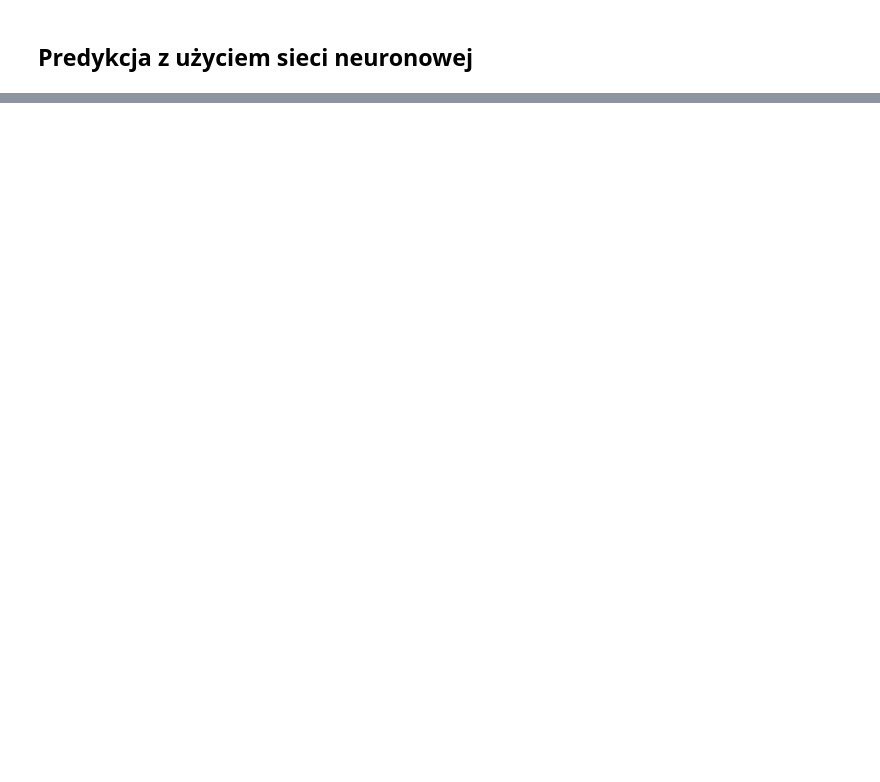
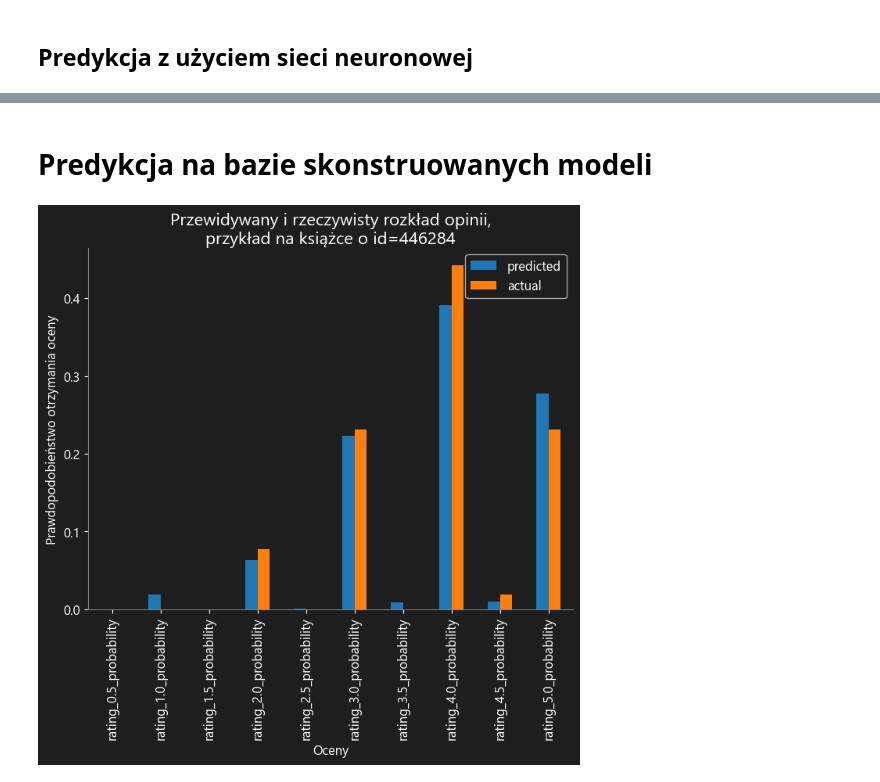
Before and after one commit to gruwnald/hardcover, a Jupyter notebook: projekt.ipynb, the cells around one changed output, grey strips where cells are left out. Saved outputs shown, nothing was run; the diff lists cells and outputs as text; code cells hidden in the pictures; blank space fills up the shorter version.

Commit message:
Entirely modified prediction approach

```diff
--- a/projekt.ipynb
+++ b/projekt.ipynb
@@ -27,7 +27,7 @@ mpl.rcParams['figure.dpi'] = 100
 mpl.rcParams['figure.figsize'] = (8, 6)
 %matplotlib inline
 
-FROM_API = True
+FROM_API = False
 # %% [markdown]
 ## Wczytywanie danych z API
 
@@ -267,0 +299,12 @@ MSE: 0.09939918948859944
+# %%
+from sklearn.ensemble import GradientBoostingRegressor
+
+models_gradient_boosting = []
+for col in predicted_cols:
+    model = GradientBoostingRegressor()
+    model.fit(X_train, y_train[col])
+
+    # Evaluate
+    y_pred = model.predict(X_test)
+    print(f'MSE for predicted {col}:', mean_squared_error(y_test[col], y_pred))
+    models_gradient_boosting.append((model, mean_squared_error(y_test[col], y_pred)))
@@ -348,0 +382,34 @@ MSE: 0.095688894
+# %% [markdown]
+# Predykcja na bazie skonstruowanych modeli
+# %%
+def predict(X, models_as_lists):
+    ans = pd.DataFrame(index=X.index)
+
+    for i, col in enumerate(predicted_cols):
+        # by best model for predicting value of column col,
+        # we understand model that minimises rse for that col amongst considered models
+        best_model = min([model_list[i] for model_list in models_as_lists], key=lambda x:x[1])[0]
+
+        # predictions from some models need to be flattened
+        try:
+            pred = best_model.predict(X)
+        except:
+            pred = best_model.predict(X).flatten()
+
+        ans.insert(i, col, pred)
+    return ans
+# %%
+book_id = 446284
+models = [models_linear_regression, models_gradient_boosting, models_neural_network]
+
+P = predict(X_train.loc[[book_id]], models)
+
+hist = pd.concat([P, y_train.loc[[book_id]]], axis=0).T
+hist.columns = ['predicted', 'actual']
+hist.plot(kind='bar')
+plt.title(f'Przewidywany i rzeczywisty rozkład opinii,\nprzykład na książce o id={book_id}')
+plt.xlabel('Oceny')
+plt.ylabel('Prawdopodobieństwo otrzymania oceny')
+plt.show()
+# %% [output]
+[figure, added]
```
Also changed, not shown: parts of 11 cells of this notebook, 10 other files.
